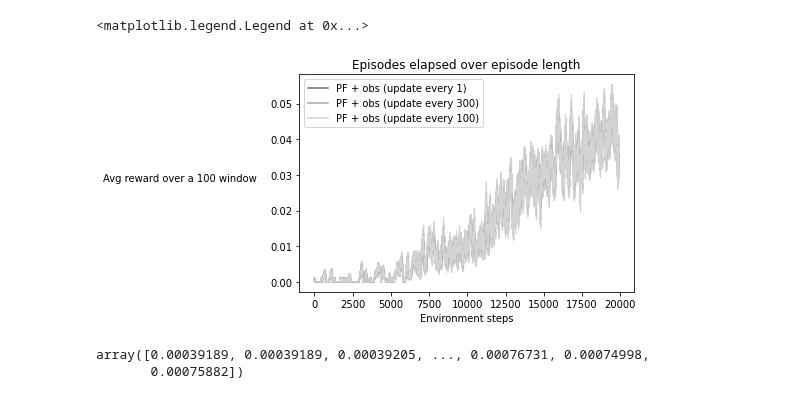
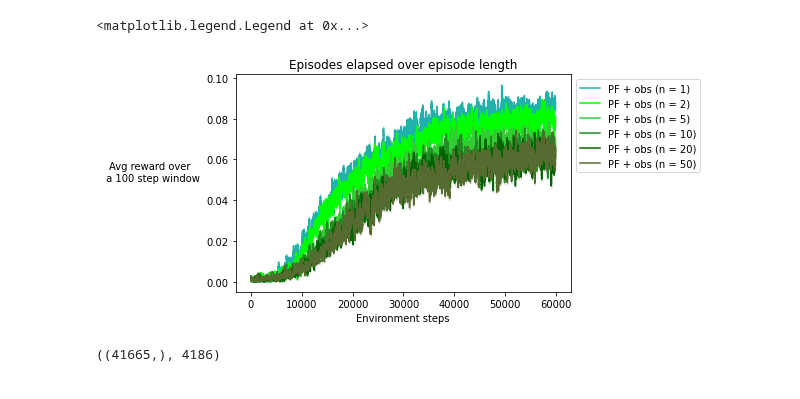
Before and after one commit to taodav/aux-inputs, a Jupyter notebook: analysis/plot_results.ipynb, the cells around one changed output. Drawn from its saved outputs; the diff is of its cells as text; code cells hidden in the pictures.

Commit message:
everything working for 8x8, about to start 16x16

```diff
--- a/analysis/plot_results.ipynb
+++ b/analysis/plot_results.ipynb
@@ -9,8 +9,11 @@ from unc.utils import load_info
 sr_path = Path(ROOT_DIR, 'results', 'sr')
 r_path = Path(ROOT_DIR, 'results', 'r')
 pr_path = Path(ROOT_DIR, 'results', 'pr')
+pmr_path = Path(ROOT_DIR, 'results', 'pmr')
 split_pr_by = ["update_weight_interval"]
-pr_colors = ['dimgray', 'darkgray', 'lightgray']
+pr_colors = [ 'lightseagreen', 'lime', 'limegreen', 'forestgreen', 'darkgreen', 'darkolivegreen', ]
+pmr_colors = ['lightcoral', 'indianred', 'brown', 'maroon']
+
 
 def moving_avg(x, mode='valid', w=100):
     return np.convolve(x, np.ones(w), mode=mode) / w
@@ -35,5 +20,5 @@ load_info([p for p in sr_path.iterdir()][0])['args'].item()
 # %%
-def process_dir(dir_path, key="reward", w=100, trunc=20000, split_by=None):
+def process_dir(dir_path, key="reward", w=100, trunc=60000, split_by=None):
     if split_by is not None:
         all_results = {}
     else:
@@ -52,6 +37,10 @@ def process_dir(dir_path, key="reward", w=100, trunc=20000, split_by=None):
             if hparams not in all_results[split_by_tuple]:
                 all_results[split_by_tuple][hparams] = []
 
+            if trunc > info[key].shape[0]:
+                print(args)
+                print(f"length of misbehaving data: {info[key].shape}")
+
             result = moving_avg(info[key][:trunc], w=w)
             all_results[split_by_tuple][hparams].append(result)
 
@@ -76,7 +66,10 @@ pr_data = process_dir(pr_path, w=w, split_by=split_pr_by)
 # %%
-pr_uwi_data = pr_data[('update_weight_interval',)]
+pr_uwi_data = sorted(pr_data[('update_weight_interval',)].items(), key=lambda k: k[0][0])
+pmr_uwi_data = sorted(pmr_data[('update_weight_interval',)].items(), key=lambda k: k[0][0])
 # %%
-all_data = [('State + obs', sr_data, 'blue'), ('Obs only', r_data, 'orange')]
-#             *[(f"PF + obs (update every {k[0]})", d, pr_colors[i]) for i, (k, d) in enumerate(pr_uwi_data.items())]]
-# all_data = [(f"PF + obs (update every {k[0]})", d, pr_colors[i]) for i, (k, d) in enumerate(pr_uwi_data.items())]
+# all_data = [('State + obs', sr_data, 'blue'), ('Obs only', r_data, 'orange'),
+#             *[(f"PF + obs (n = {k[0]})", d, pr_colors[i]) for i, (k, d) in enumerate(pr_uwi_data)],
+#             *[(f"PF mean + obs (n = {k[0]})", d, pmr_colors[i]) for i, (k, d) in enumerate(pmr_uwi_data[:1])]
+#            ]
+all_data = [(f"PF + obs (n = {k[0]})", d, pr_colors[i]) for i, (k, d) in enumerate(pr_uwi_data)]
 # %%
@@ -103,25 +100,41 @@ all_data
 # %%
 x = np.arange(sr_data.shape[1])
 fig, ax = plt.figure(), plt.axes()
 
 
 for key, data, color in all_data:
     means = data.mean(axis=0)
     std_err = data.std(axis=0) / data.shape[0]
 
     ax.plot(x, means, label=key, color=color)
     plt.fill_between(x, means - std_err, means + std_err,
                          color=color, alpha=0.2)
 
 ax.set_xlabel('Environment steps')
-ax.set_ylabel(f"Avg reward over a {w} window", rotation=0, labelpad=90)
+ax.set_ylabel(f"Avg reward over \n a {w} step window", rotation=0, labelpad=55)
 ax.set_title('Episodes elapsed over episode length')
-plt.legend()
+plt.legend(bbox_to_anchor=(1.00, 1), loc='upper left')
 # %% [output]
 <matplotlib.legend.Legend at 0x...>
-[figure, old version]
+[figure, new version]
 # %%
-std_err
+all_vars = []
+trunc = 60000
+
+for info_path in pr_path.iterdir():
+    pr_info = load_info(info_path)
+    args = pr_info['args'].item()
+
+    if args['update_weight_interval'] == 1:
+        single_particle_times = []
+        all_ending_vars = []
+        all_run_vars = []
+        for ep, (m_ep, v_ep) in enumerate(zip(pr_info['pf_episodic_mean'][:trunc], pr_info['pf_episodic_var'][:trunc])):
+            for step, (m, v) in enumerate(zip(m_ep, v_ep)):
+                all_run_vars.append(v.sum())
+                if np.isclose(v.sum(), 0):
+                    single_particle_times.append((ep, step))
+                    break
+
+            all_ending_vars.append((ep, step, v.sum()))
+        all_vars.append(np.array(all_run_vars))
-# %% [output]
-array([0.00039189, 0.00039189, 0.00039205, ..., 0.00076731, 0.00074998,
-       0.00075882])
@@ -127,0 +143,4 @@ array([0.00039189, 0.00039189, 0.00039205, ..., 0.00076731, 0.00074998,
+# %%
+variances[-1].shape, len(all_ending_vars)
+# %% [output]
+((41665,), 4186)
```
Also changed, not shown: parts of 5 cells of this notebook, 11 other files.
